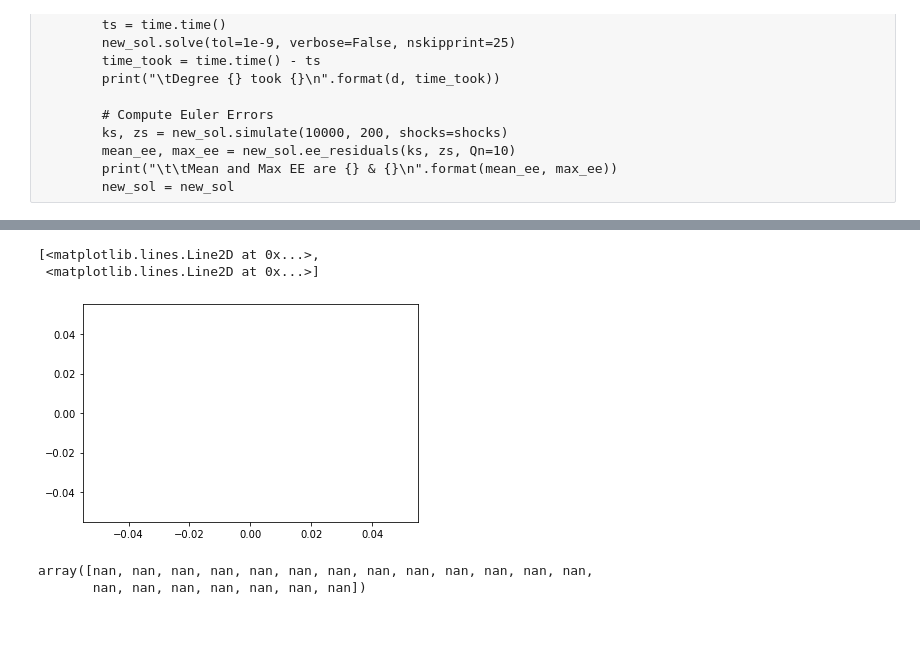
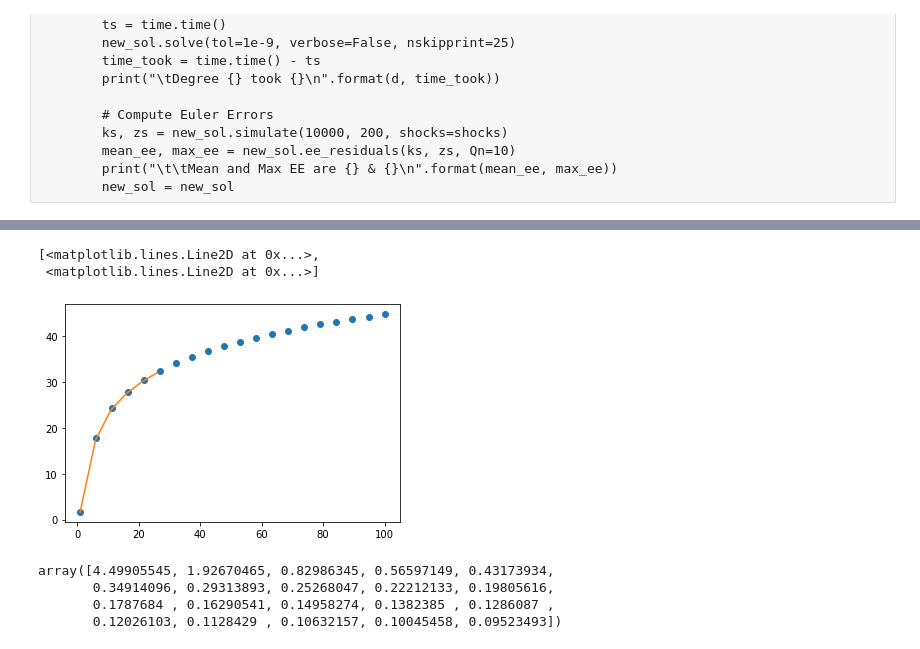
Before and after one commit to MasterOfOrigin/TCM, a Jupyter notebook: TCM_Solution.ipynb, the cells around one changed output, grey strips where cells are left out. Saved outputs shown, nothing was run; the diff lists cells and outputs as text; code cells hidden in the pictures.

```diff
--- a/TCM_Solution.ipynb
+++ b/TCM_Solution.ipynb
@@ -587,12 +587,13 @@ class IterateOnPolicy(GeneralSolution):
 
         return self.c_coeffs, self.w_coeffs, new_v_coeffs
 
-    def compute_spline(self, cp, wp, VF, dampen=0.75, s=25000):
-        self.v_spline = UnivariateSpline(
+    def compute_spline(self, cp, wp, VF, dampen=1):
+        self.v_spline = interp1d(
             self.ncgm.xgrid,
             ((1-dampen)*self.VF + dampen*VF),
-            k=self.degree,
-            s=s
+            kind=self.interpolator,
+            fill_value="extrapolate",
+            assume_sorted=True
         )
 
         return self.v_spline
@@ -606,9 +607,7 @@ class IterateOnPolicy(GeneralSolution):
 
         # Update the value function
         EV = self.compute_EV(Xn)
-#         VF = u(self.CP, eta, u_bar) + beta*np.maximum(self.compute_EV(Xn), np.zeros(self.ncgm.ns))
-
-        VF = u(self.CP, eta, u_bar) + beta*self.compute_EV(Xn)
+        VF = u(self.CP, eta, u_bar) + beta*np.maximum(self.compute_EV(Xn), np.zeros(self.ncgm.ns))
 
 #         VF_exterior = u(X/N, eta, u_bar)
 
@@ -680,14 +679,14 @@ class VFI(GeneralSolution):
 
 
             A=[[1,1],[1,0],[0,1]]
-            lbnd=1e6
+            lbnd=1e-6
             upbnd=X/N
             x0 = [0.01,0.01]
 
             cons = opt.LinearConstraint(A, lbnd, upbnd)
 
             # minimize objective
-            [_cp, _wp] = opt.minimize(_f, x0, method="COBYLA", constraints=cons, tol=1e-3).x
+            [_cp, _wp] = opt.minimize(_f, x0, method="COBYLA", constraints=cons).x
 
             Xn = next_x(X, N, g, _cp, _wp)
             EV = float(self.compute_EV(Xn))
@@ -695,14 +694,14 @@ class VFI(GeneralSolution):
             VF_corner = u(X/N, eta, u_bar)
             VF_interior = u(_cp, eta, u_bar)+beta*EV
 
-#             if VF_corner > VF_interior:
-#                 cp[i_s] = X/N
-#                 wp[i_s] = 0
-#                 VF[i_s] = VF_corner
-#             else:
-            cp[i_s] = _cp
-            wp[i_s] = _wp
-            VF[i_s] = VF_interior
+            if VF_corner > VF_interior:
+                cp[i_s] = X/N
+                wp[i_s] = 0
+                VF[i_s] = VF_corner
+            else:
+                cp[i_s] = _cp
+                wp[i_s] = _wp
+                VF[i_s] = VF_interior
 
         return cp, wp, VF
 # %% [markdown]
@@ -748,10 +747,10 @@ np.random.seed(61089)
 
 
 print('vp done')
-# interpolator='cubic' # 'kind' option from scipy.interpolate.interp1d (https://docs.scipy.org/doc/scipy/reference/generated/scipy.interpolate.interp1d.html)
-degree = 3
+interpolator='cubic' # 'kind' option from scipy.interpolate.interp1d (https://docs.scipy.org/doc/scipy/reference/generated/scipy.interpolate.interp1d.html)
+dx = 1e-3
 new_sol = vp
-new_sol = VFI(ncgm, degree, new_sol)
+new_sol = VFI(ncgm, interpolator, dx, new_sol)
 ts = time.time()
 new_sol.solve(tol=1e-2, verbose=True, nskipprint=25)
 time_took = time.time() - ts
@@ -817,20 +825,22 @@ array([1.01070711, 1.01070711, 1.01070711, 1.01070711, 1.01070711,
 # %%
-# spl = UnivariateSpline(X, VF, k=4,s=2500)
+
 xnew = np.arange(1,200,5)
-vf_new = new_sol.v_spline(X)
+vf_new = new_sol.v_spline(xnew)
 
-plt.plot(X, VF, 'o', X, vf_new)
+plt.plot(X, VF, 'o', xnew, vf_new)
 # %% [output]
 [<matplotlib.lines.Line2D at 0x...>,
  <matplotlib.lines.Line2D at 0x...>]
-[figure, old version]
+[figure, new version]
 # %%
 from scipy.interpolate import interp1d
 from scipy.misc import derivative
 X = new_sol.ncgm.xgrid
 VF = new_sol.VF
 v_spl = new_sol.v_spline
-v_spl.derivative()(X)
+derivative(v_spl, X, dx=1e-3)
 # %% [output]
-array([nan, nan, nan, nan, nan, nan, nan, nan, nan, nan, nan, nan, nan,
-       nan, nan, nan, nan, nan, nan, nan])
+array([4.49905545, 1.92670465, 0.82986345, 0.56597149, 0.43173934,
+       0.34914096, 0.29313893, 0.25268047, 0.22212133, 0.19805616,
+       0.1787684 , 0.16290541, 0.14958274, 0.1382385 , 0.1286087 ,
+       0.12026103, 0.1128429 , 0.10632157, 0.10045458, 0.09523493])
```
Also changed, not shown: parts of 13 cells of this notebook.
